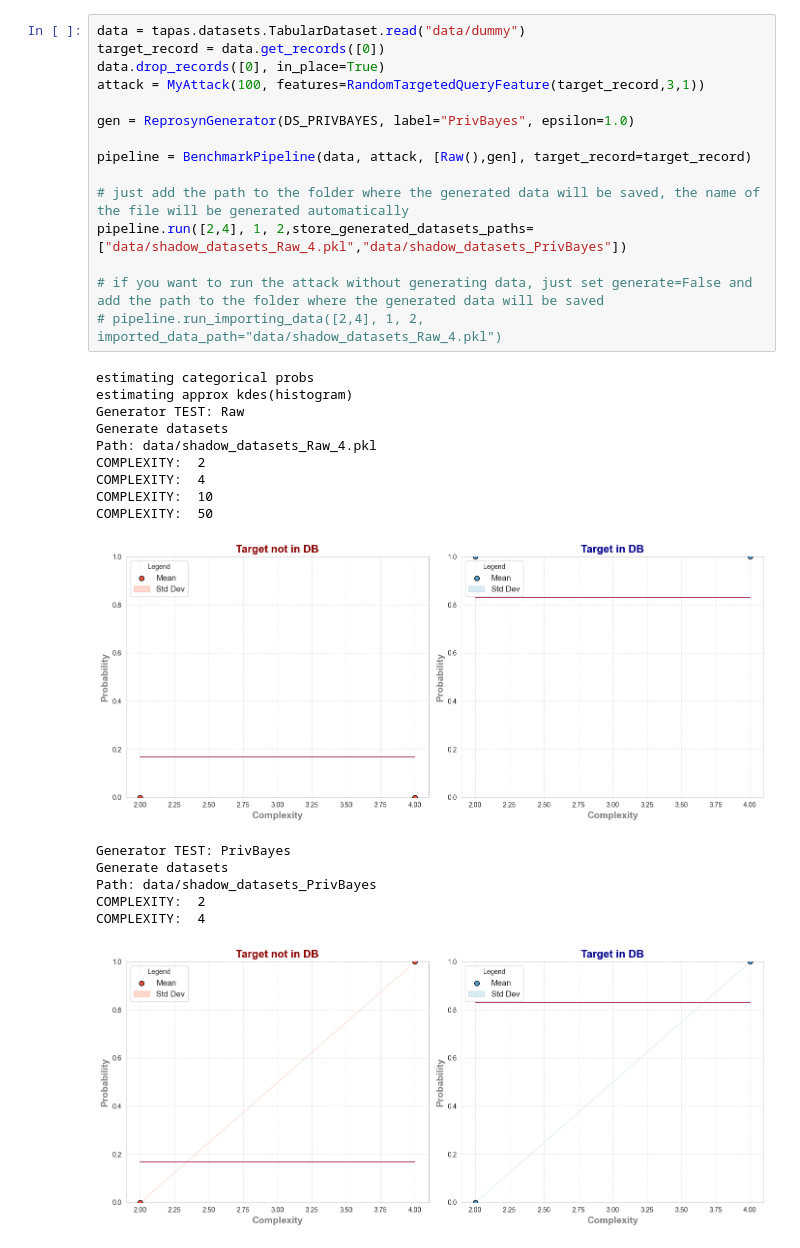
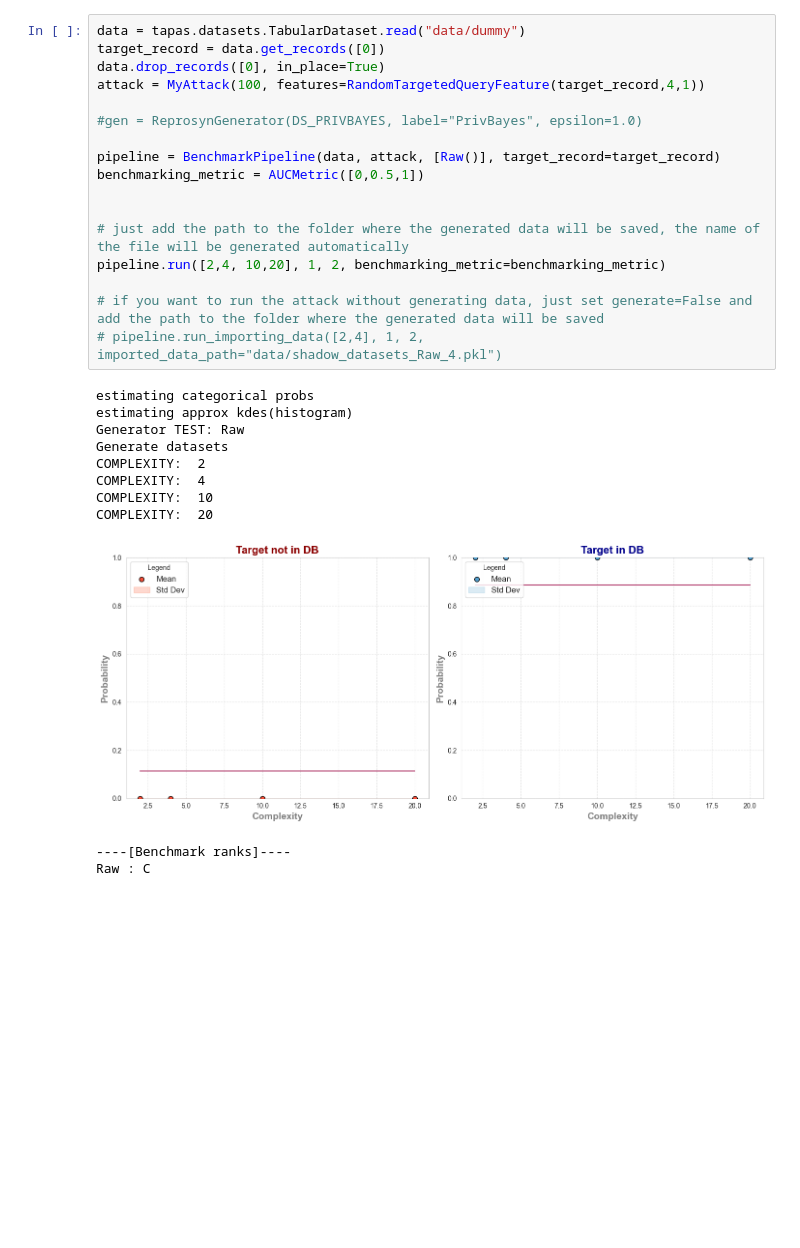
Before and after one commit to ArthGV/Benchmarking-of-Tabular-Synthetic-Data-Generation, a Jupyter notebook: privacy/run_pipeline.ipynb, the cells around one changed output. Saved outputs shown, nothing was run; the diff lists cells and outputs as text; blank space fills up the shorter version.

Commit message:
benchmarking metric and rank

```diff
--- a/privacy/run_pipeline.ipynb
+++ b/privacy/run_pipeline.ipynb
@@ -10,32 +8,29 @@ from reprosyn.methods import DS_PRIVBAYES
 # %%
 data = tapas.datasets.TabularDataset.read("data/dummy")
 target_record = data.get_records([0])
 data.drop_records([0], in_place=True)
-attack = MyAttack(100, features=RandomTargetedQueryFeature(target_record,3,1))
+attack = MyAttack(100, features=RandomTargetedQueryFeature(target_record,4,1))
 
-gen = ReprosynGenerator(DS_PRIVBAYES, label="PrivBayes", epsilon=1.0)
+#gen = ReprosynGenerator(DS_PRIVBAYES, label="PrivBayes", epsilon=1.0)
 
-pipeline = BenchmarkPipeline(data, attack, [Raw(),gen], target_record=target_record)
+pipeline = BenchmarkPipeline(data, attack, [Raw()], target_record=target_record)
+benchmarking_metric = AUCMetric([0,0.5,1])
+
 
 # just add the path to the folder where the generated data will be saved, the name of the file will be generated automatically
-pipeline.run([2,4], 1, 2,store_generated_datasets_paths=["data/shadow_datasets_Raw_4.pkl","data/shadow_datasets_PrivBayes"])
+pipeline.run([2,4, 10,20], 1, 2, benchmarking_metric=benchmarking_metric)
 
 # if you want to run the attack without generating data, just set generate=False and add the path to the folder where the generated data will be saved
 # pipeline.run_importing_data([2,4], 1, 2, imported_data_path="data/shadow_datasets_Raw_4.pkl")
 # %% [output]
 estimating categorical probs
 estimating approx kdes(histogram)
 Generator TEST: Raw
 Generate datasets
-Path: data/shadow_datasets_Raw_4.pkl
 COMPLEXITY:  2
 COMPLEXITY:  4
 COMPLEXITY:  10
-COMPLEXITY:  50
+COMPLEXITY:  20
-[figure, old version]
+[figure, new version]
-Generator TEST: PrivBayes
-Generate datasets
-Path: data/shadow_datasets_PrivBayes
-COMPLEXITY:  2
-COMPLEXITY:  4
+----[Benchmark ranks]----
+Raw : C
-[figure, removed]
```
Also changed, not shown: parts of 1 cell of this notebook, 4 other files.
